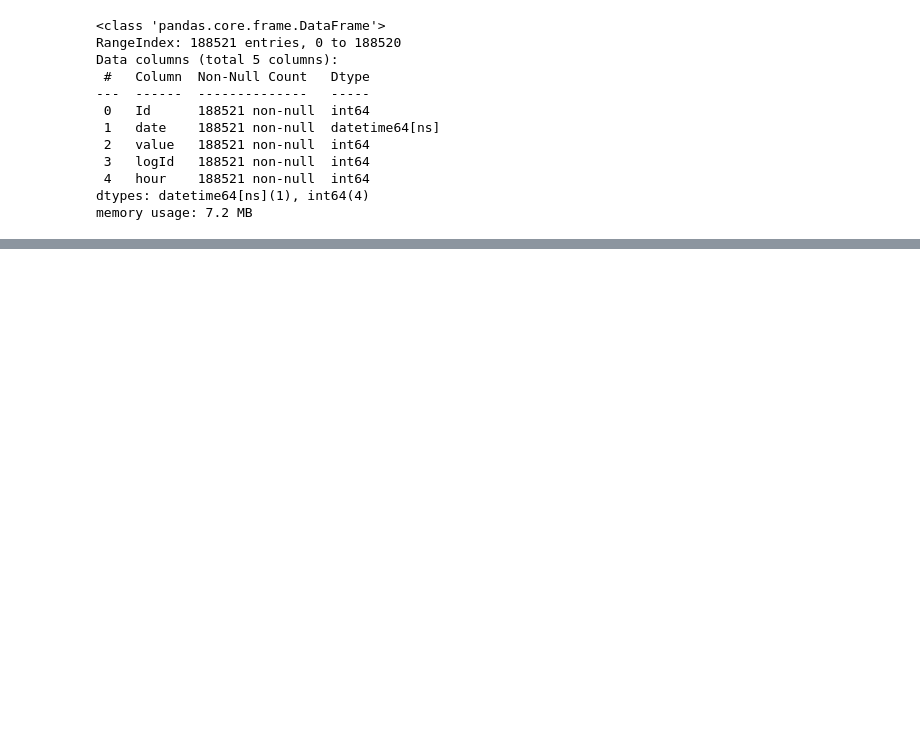
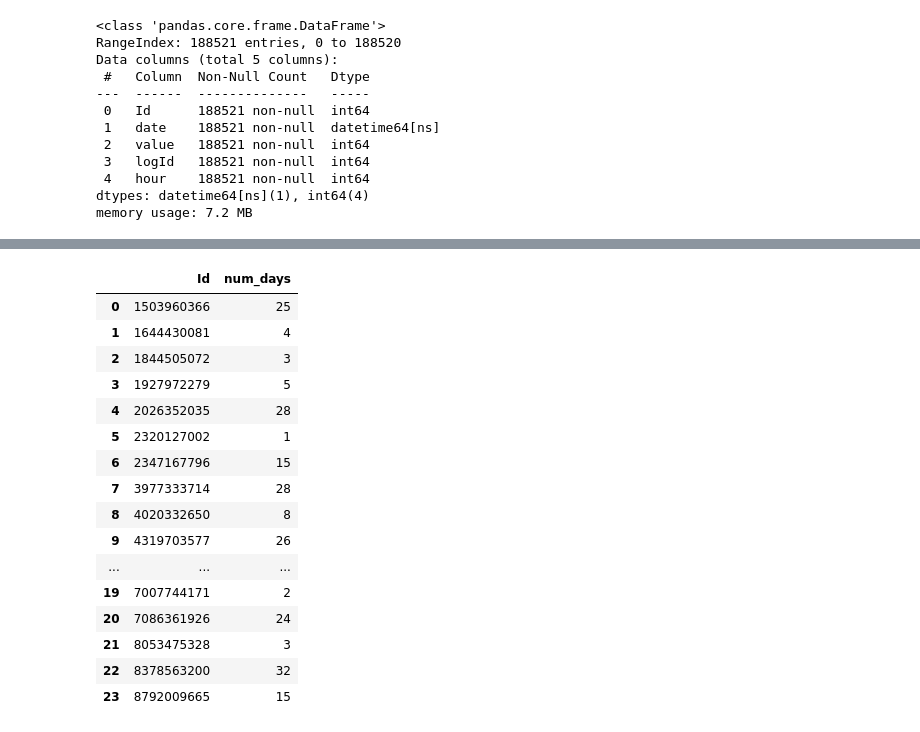
Before and after one commit to LuisFelipeChagas/Projetos, a Jupyter notebook: Estudo de caso - FitBit/estudo_de_caso_fitbit.ipynb, the cells around one changed output, grey strips where cells are left out. Drawn from its saved outputs; the diff is of its cells as text; code cells hidden in the pictures; blank space fills up the shorter version.

```diff
--- a/Estudo de caso - FitBit/estudo_de_caso_fitbit.ipynb
+++ b/Estudo de caso - FitBit/estudo_de_caso_fitbit.ipynb
@@ -835,0 +871,21 @@ Através da visualização, podemos supor duas idéias. A primeira é que, apare
+# %%
+dataframe = pd.read_csv(r'C:\Users\luisf\Desktop\database\final\sleepDay_sql.csv')
+dataframe
+# %% [output]
+|  | Id | num_days |
+| 0 | 1503960366 | 25 |
+| 1 | 1644430081 | 4 |
+| 2 | 1844505072 | 3 |
+| 3 | 1927972279 | 5 |
+| 4 | 2026352035 | 28 |
+| 5 | 2320127002 | 1 |
+| 6 | 2347167796 | 15 |
+| 7 | 3977333714 | 28 |
+| 8 | 4020332650 | 8 |
+| 9 | 4319703577 | 26 |
+| ... | ... | ... |
+| 19 | 7007744171 | 2 |
+| 20 | 7086361926 | 24 |
+| 21 | 8053475328 | 3 |
+| 22 | 8378563200 | 32 |
+| 23 | 8792009665 | 15 |
```
Also changed, not shown: parts of 6 cells of this notebook.
